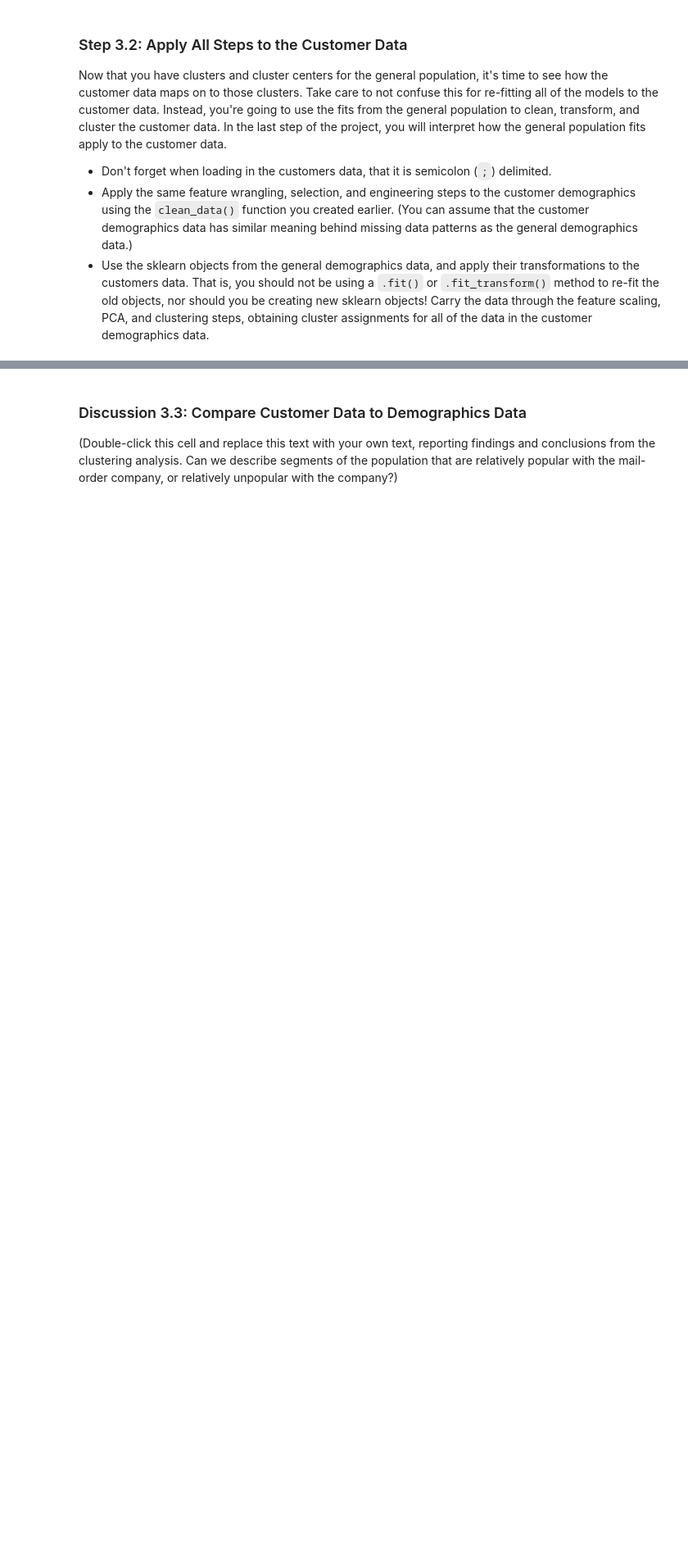
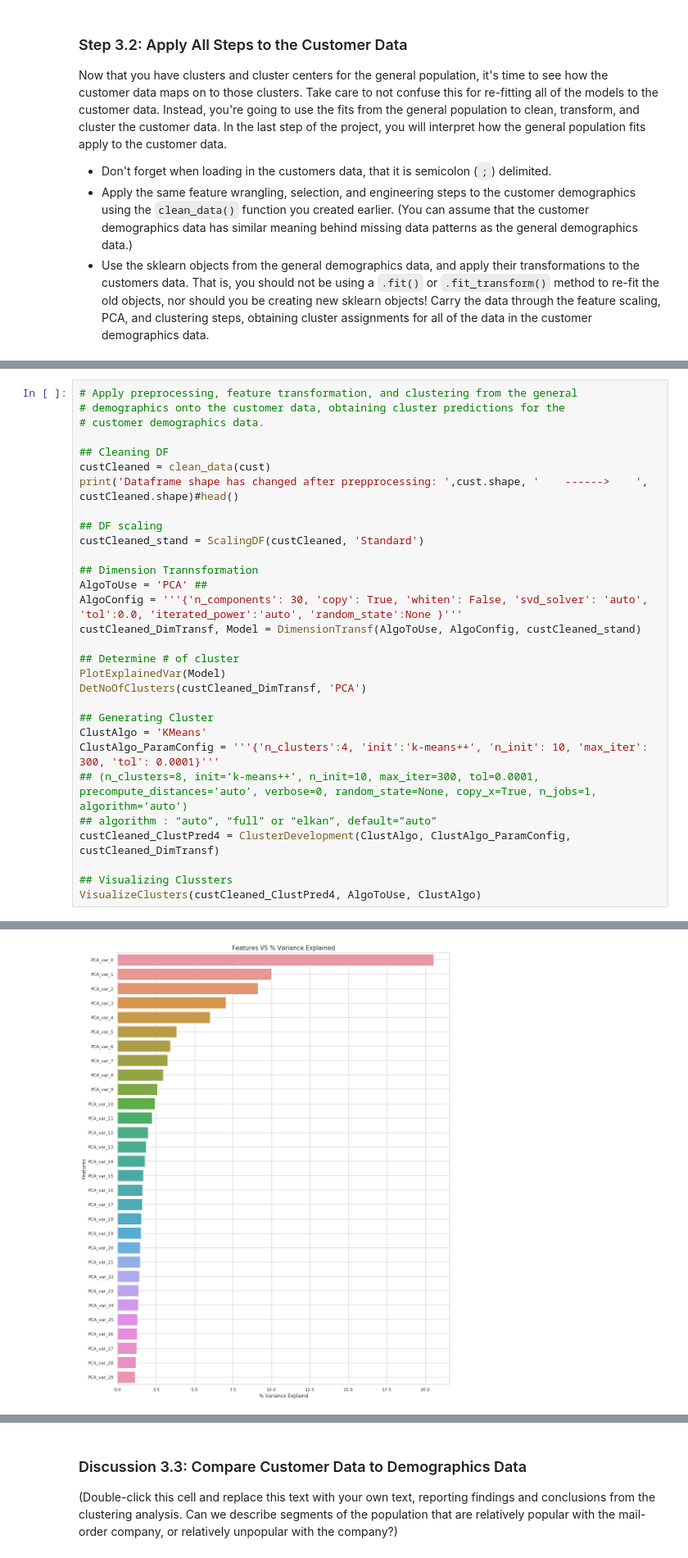
Before and after one commit to MR901/DS_IdentifyCustomerSegments, a Jupyter notebook: Identify_Customer_Segments.ipynb, the cells around one changed output, grey strips where cells are left out. Shown at 82% size. Drawn from its saved outputs; the diff is of its cells as text; blank space fills up the shorter version.

```diff
--- a/Identify_Customer_Segments.ipynb
+++ b/Identify_Customer_Segments.ipynb
@@ -1504,0 +1557,31 @@ Now that you have clusters and cluster centers for the general population, it's
+# %%
+# Apply preprocessing, feature transformation, and clustering from the general
+# demographics onto the customer data, obtaining cluster predictions for the
+# customer demographics data.
+
+## Cleaning DF
+custCleaned = clean_data(cust)
+print('Dataframe shape has changed after prepprocessing: ',cust.shape, '    ------>    ', custCleaned.shape)#head()
+
+## DF scaling
+custCleaned_stand = ScalingDF(custCleaned, 'Standard')
+
+## Dimension Trannsformation
+AlgoToUse = 'PCA' ##
+AlgoConfig = '''{'n_components': 30, 'copy': True, 'whiten': False, 'svd_solver': 'auto', 'tol':0.0, 'iterated_power':'auto', 'random_state':None }'''
+custCleaned_DimTransf, Model = DimensionTransf(AlgoToUse, AlgoConfig, custCleaned_stand)
+
+## Determine # of cluster
+PlotExplainedVar(Model)
+DetNoOfClusters(custCleaned_DimTransf, 'PCA')
+
+## Generating Cluster
+ClustAlgo = 'KMeans'
+ClustAlgo_ParamConfig = '''{'n_clusters':4, 'init':'k-means++', 'n_init': 10, 'max_iter': 300, 'tol': 0.0001}'''
+## (n_clusters=8, init=’k-means++’, n_init=10, max_iter=300, tol=0.0001, precompute_distances=’auto’, verbose=0, random_state=None, copy_x=True, n_jobs=1, algorithm=’auto’)
+## algorithm : “auto”, “full” or “elkan”, default=”auto”
+custCleaned_ClustPred4 = ClusterDevelopment(ClustAlgo, ClustAlgo_ParamConfig, custCleaned_DimTransf)
+
+## Visualizing Clussters
+VisualizeClusters(custCleaned_ClustPred4, AlgoToUse, ClustAlgo)
+# %% [output]
@@ -1504,0 +1605 @@ Now that you have clusters and cluster centers for the general population, it's
+[figure, added]
```
Also changed, not shown: parts of 24 cells of this notebook.
